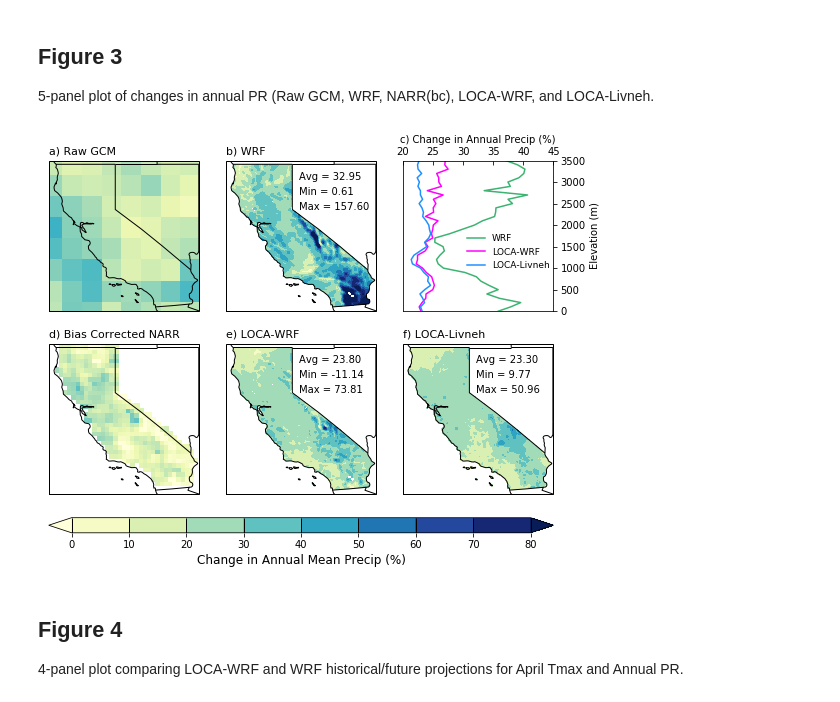
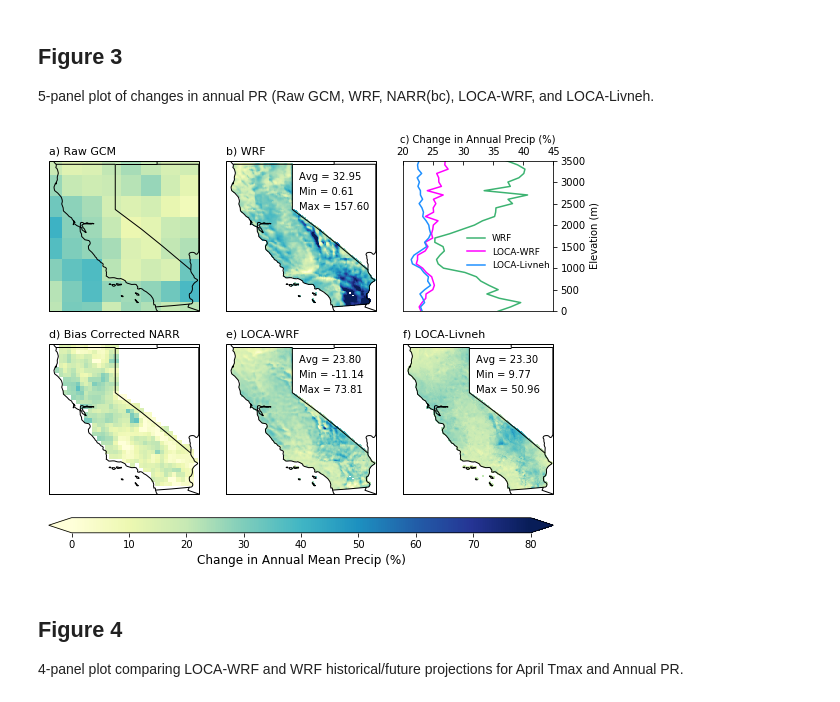
Before and after one commit to neil-berg/doe-downscaling, a Jupyter notebook: paper-figures.ipynb, the cells around one changed output. Saved outputs shown, nothing was run; the diff lists cells and outputs as text; code cells hidden in the pictures.

Commit message:
fig 4 pcolormesh

```diff
--- a/paper-figures.ipynb
+++ b/paper-figures.ipynb
@@ -739,8 +739,9 @@ ax2.text(-119.5, 39, 'Max = {0:.2f}'.format(wrf_change_pr_max),
         horizontalalignment='left',
         transform=ccrs.Geodetic(),
         fontsize=10)
-plot2 = ax2.contourf(same_lon, same_lat, wrf_change_pr, plot_ticks,
-                     transform=ccrs.PlateCarree(), cmap='YlGnBu', extend='both')
+plot2 = ax2.pcolormesh(same_lon, same_lat, wrf_change_pr,
+                     transform=ccrs.PlateCarree(),
+                        vmin=0, vmax=80, cmap='YlGnBu')
 ax2.set_aspect(abs(x1-x0)/abs(y1-y0))
 
 # Precip change vs. elevation
@@ -793,8 +794,9 @@ ax5.text(-119.5, 39, 'Max = {0:.2f}'.format(loca_wrf_change_pr_max),
         horizontalalignment='left',
         transform=ccrs.Geodetic(),
         fontsize=10)
-plot5 = ax5.contourf(same_lon, same_lat, loca_wrf_change_pr, plot_ticks,
-                     transform=ccrs.PlateCarree(), cmap='YlGnBu', extend='both')
+plot5 = ax5.pcolormesh(same_lon, same_lat, loca_wrf_change_pr,
+                     transform=ccrs.PlateCarree(),
+                       vmin=0, vmax=80, cmap='YlGnBu')
 ax5.set_aspect(abs(x1-x0)/abs(y1-y0))
 
 # LOCA-Livneh
@@ -807,40 +809,41 @@ ax6.set_extent([235.25,246,32.25,42.25])
 ax6.text(-119.5, 41, 'Avg = {0:.2f}'.format(loca_livneh_change_pr_avg),
         horizontalalignment='left',
         transform=ccrs.Geodetic(),
         fontsize=10)
 ax6.text(-119.5, 40, 'Min = {0:.2f}'.format(loca_livneh_change_pr_min),
         horizontalalignment='left',
         transform=ccrs.Geodetic(),
         fontsize=10)
 ax6.text(-119.5, 39, 'Max = {0:.2f}'.format(loca_livneh_change_pr_max),
         horizontalalignment='left',
         transform=ccrs.Geodetic(),
         fontsize=10)
-plot6 = ax6.contourf(same_lon, same_lat, loca_livneh_change_pr, plot_ticks,
-                     transform=ccrs.PlateCarree(), cmap='YlGnBu', extend='both')
+plot6 = ax6.pcolormesh(same_lon, same_lat, loca_livneh_change_pr,
+                     transform=ccrs.PlateCarree(),
+                       vmin=0, vmax=80, cmap='YlGnBu')
 ax6.set_aspect(abs(x1-x0)/abs(y1-y0))
 
 fig.tight_layout(h_pad=-3)
 
 # Obtain axes coordinates for each subplot for colorbar positioning
 ax1_pos = ax1.get_position() # details on ax1_pos.x0, .y0, .x1, .y1, .height .width
 ax2_pos = ax2.get_position()
 ax3_pos = ax3.get_position()
 ax4_pos = ax4.get_position()
 ax5_pos = ax5.get_position()
 ax6_pos = ax6.get_position()
 
 # Colorbar for all panels
 cbar_height = 0.035
 cbar_ax = fig.add_axes([ax4_pos.x0, ax4_pos.y0-.02, ax6_pos.x1-ax4_pos.x0, cbar_height]) # bottom left corner x,y, and width, height
-cbar = plt.colorbar(plot2, cax=cbar_ax, orientation='horizontal', drawedges=True, extend='both')
-cbar.dividers.set_edgecolor('black')
-cbar.dividers.set_linewidth(1)
+cbar = plt.colorbar(plot2, cax=cbar_ax, orientation='horizontal', extend='both')
+# cbar.dividers.set_edgecolor('black')
+# cbar.dividers.set_linewidth(1)
 cbar.set_label('Change in Annual Mean Precip (%)', fontsize=12)
 
-#plt.savefig('/Users/nberg/projects/doe/figures/Figure3.jpeg', dpi=300, bbox_inches='tight')
+plt.savefig('/Users/nberg/projects/doe/figures/Figure3.jpeg', dpi=300, bbox_inches='tight')
 # %% [output]
-[figure, old version]
+[figure, new version]
 # %% [markdown]
 ## Figure 4
 
```
